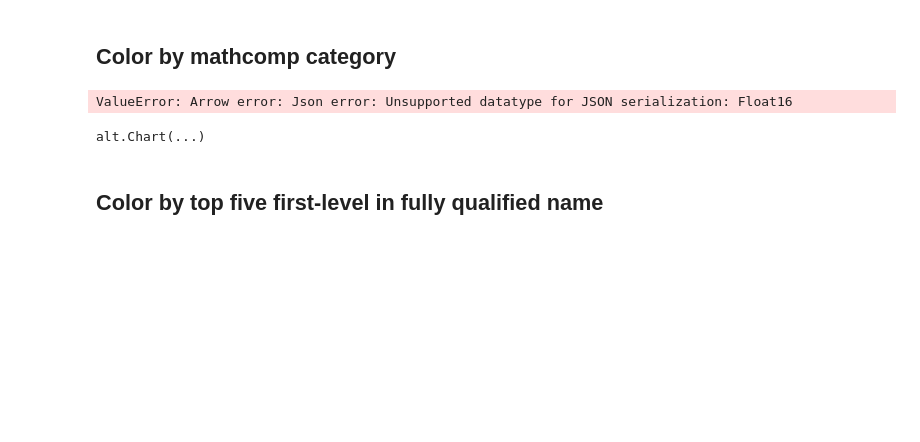
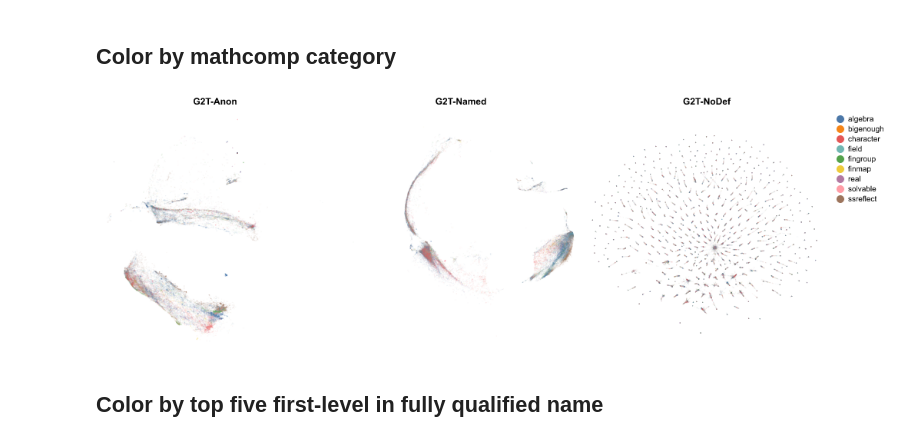
Before and after one commit to IBM/graph2tac, a Jupyter notebook: notebooks/embedding_umap2.ipynb, the cells around one changed output. Cells and saved outputs as stored; diff of their text form; code cells hidden in the pictures; blank space fills up the shorter version.

```diff
--- a/notebooks/embedding_umap2.ipynb
+++ b/notebooks/embedding_umap2.ipynb
@@ -508,14 +512,15 @@ plot_umap3(
 # %%
 def make_chart():
     mask = g2t_meta_df["name"].str.startswith("mathcomp.")
     meta_df = g2t_meta_df[mask]
     umap_dfs = {k: df[mask] for k, df in g2t_umap_dfs.items()}
     color = {"mathcomp category": meta_df["name"].str.extract(r"mathcomp\.([a-zA-Z0-9]*)\.*")[0]}
     return plot_umap3(umap_dfs, color=color, opacity=0.05)
-make_chart()
+chart = make_chart()
+chart.save("umap_g2t_mathcomp_by_category.png", scale_factor=4)
+chart
 # %% [output]
-ValueError: Arrow error: Json error: Unsupported datatype for JSON serialization: Float16
-alt.Chart(...)
+[figure, added]
 # %% [markdown]
 ## Color by top five first-level in fully qualified name
 # %%
```
Also changed, not shown: parts of 29 cells of this notebook.
